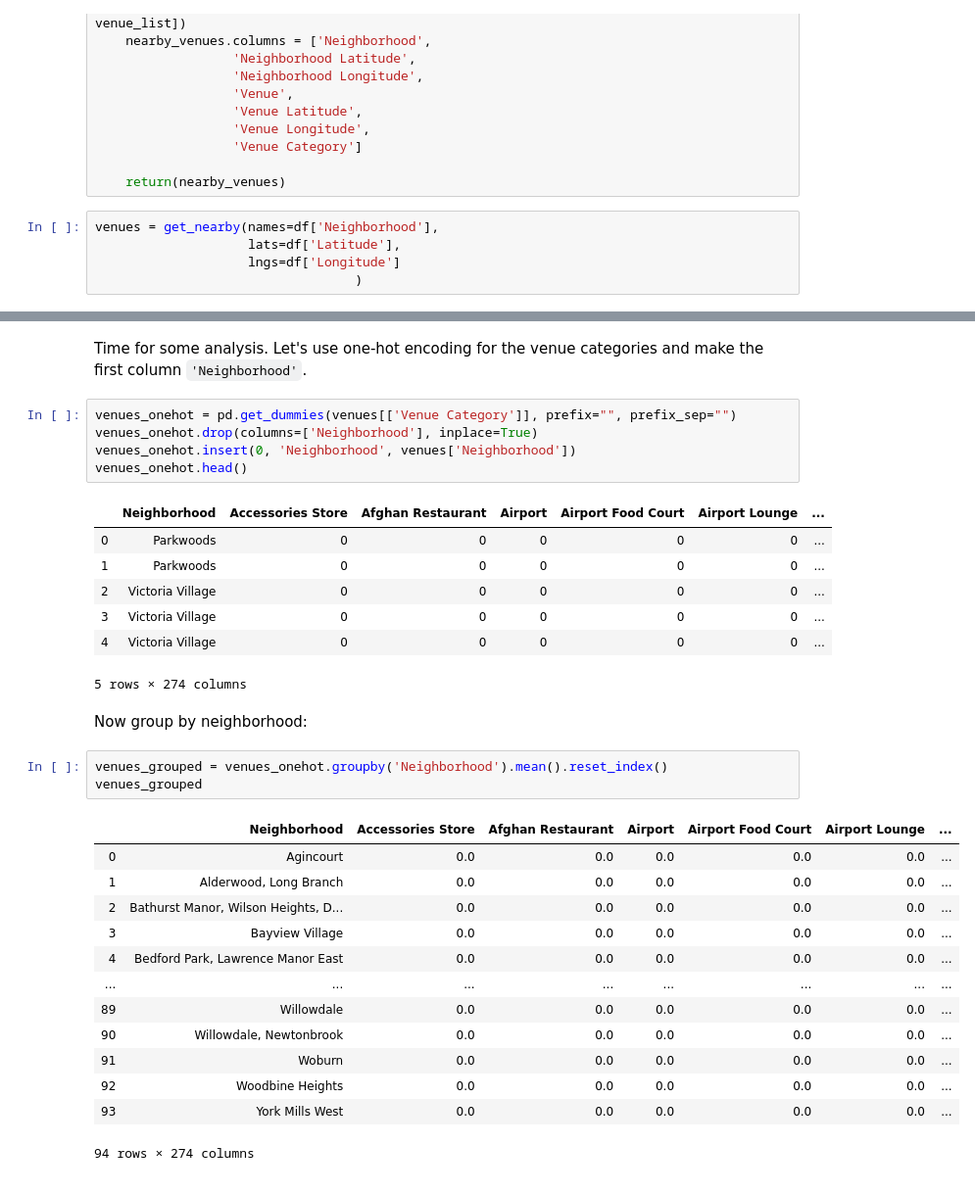
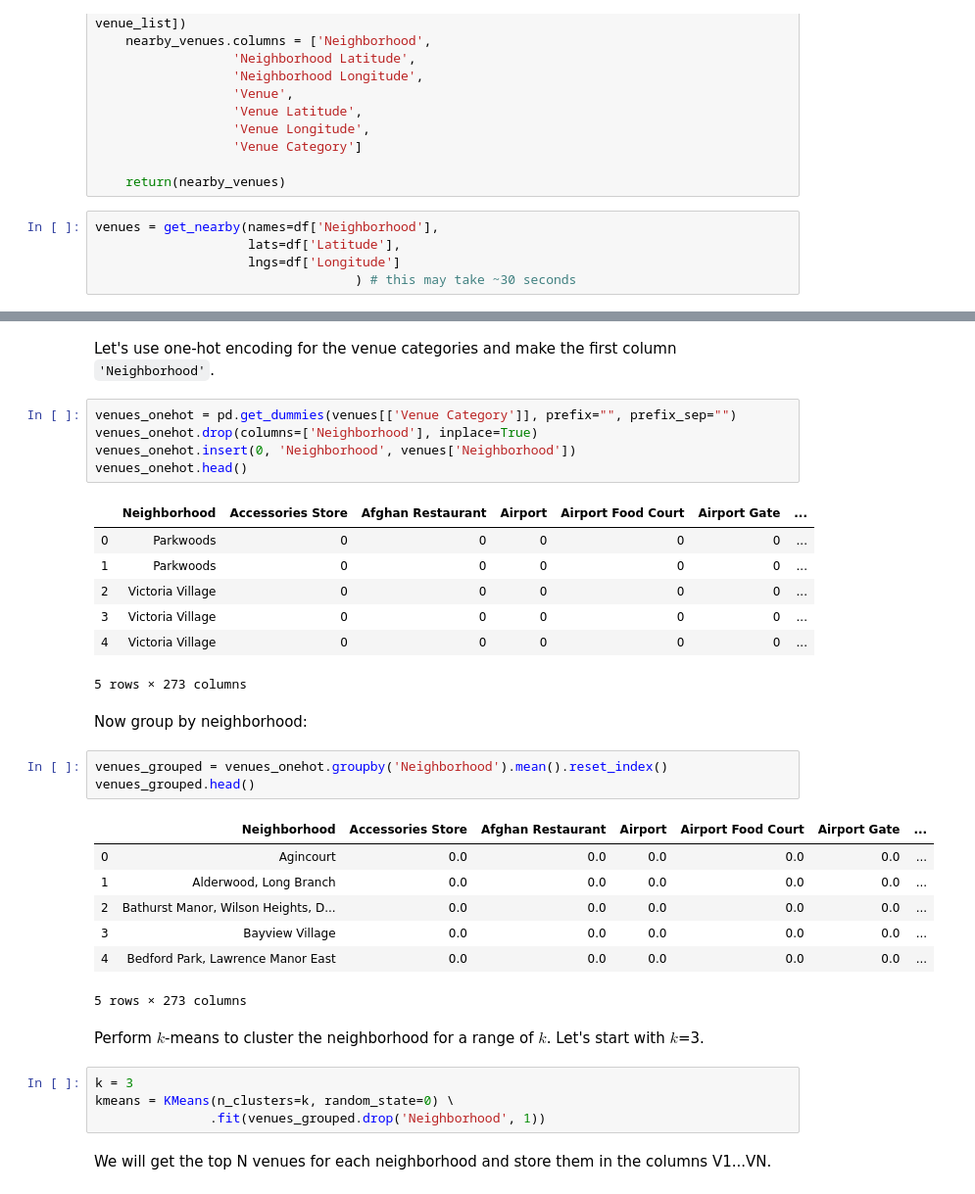
Before and after one commit to physinet/Coursera-IBM-Data-Science, a Jupyter notebook: Toronto Neighborhoods.ipynb, the cells around one changed output, grey strips where cells are left out. Shown at 98% size. Drawn from its saved outputs; the diff is of its cells as text.

Commit message:
kmeans and data manipulation
Stuck on merging cluster labels, top venues, and lat/lng data into the same dataframe. left merge ends up adding rows to the dataframe.

```diff
--- a/Toronto Neighborhoods.ipynb
+++ b/Toronto Neighborhoods.ipynb
@@ -174,7 +179,7 @@ def get_nearby(names, lats, lngs, radius=500):
 venues = get_nearby(names=df['Neighborhood'],
                     lats=df['Latitude'],
                     lngs=df['Longitude']
-                                  )
+                                  ) # this may take ~30 seconds
 # %%
 venues.head()
 # %% [output]
@@ -185,36 +190,38 @@ venues.head()
 | 3 | Victoria Village | 43.725882 | -79.315572 | Tim Hortons | 43.725517 | -79.313103 | ... |
 | 4 | Victoria Village | 43.725882 | -79.315572 | Portugril | 43.725819 | -79.312785 | ... |
 # %% [markdown]
-Time for some analysis. Let's use one-hot encoding for the venue categories and make the first column `'Neighborhood'`.
+Let's use one-hot encoding for the venue categories and make the first column `'Neighborhood'`.
 # %%
 venues_onehot = pd.get_dummies(venues[['Venue Category']], prefix="", prefix_sep="")
 venues_onehot.drop(columns=['Neighborhood'], inplace=True)
 venues_onehot.insert(0, 'Neighborhood', venues['Neighborhood'])
 venues_onehot.head()
 # %% [output]
-|  | Neighborhood | Accessories Store | Afghan Restaurant | Airport | Airport Food Court | Airport Lounge | ... |
+|  | Neighborhood | Accessories Store | Afghan Restaurant | Airport | Airport Food Court | Airport Gate | ... |
 | 0 | Parkwoods | 0 | 0 | 0 | 0 | 0 | ... |
 | 1 | Parkwoods | 0 | 0 | 0 | 0 | 0 | ... |
 | 2 | Victoria Village | 0 | 0 | 0 | 0 | 0 | ... |
 | 3 | Victoria Village | 0 | 0 | 0 | 0 | 0 | ... |
 | 4 | Victoria Village | 0 | 0 | 0 | 0 | 0 | ... |
-5 rows × 274 columns
+5 rows × 273 columns
 # %% [markdown]
 Now group by neighborhood:
 # %%
 venues_grouped = venues_onehot.groupby('Neighborhood').mean().reset_index()
-venues_grouped
+venues_grouped.head()
 # %% [output]
-|  | Neighborhood | Accessories Store | Afghan Restaurant | Airport | Airport Food Court | Airport Lounge | ... |
+|  | Neighborhood | Accessories Store | Afghan Restaurant | Airport | Airport Food Court | Airport Gate | ... |
 | 0 | Agincourt | 0.0 | 0.0 | 0.0 | 0.0 | 0.0 | ... |
 | 1 | Alderwood, Long Branch | 0.0 | 0.0 | 0.0 | 0.0 | 0.0 | ... |
 | 2 | Bathurst Manor, Wilson Heights, D... | 0.0 | 0.0 | 0.0 | 0.0 | 0.0 | ... |
 | 3 | Bayview Village | 0.0 | 0.0 | 0.0 | 0.0 | 0.0 | ... |
 | 4 | Bedford Park, Lawrence Manor East | 0.0 | 0.0 | 0.0 | 0.0 | 0.0 | ... |
-| ... | ... | ... | ... | ... | ... | ... | ... |
-| 89 | Willowdale | 0.0 | 0.0 | 0.0 | 0.0 | 0.0 | ... |
-| 90 | Willowdale, Newtonbrook | 0.0 | 0.0 | 0.0 | 0.0 | 0.0 | ... |
-| 91 | Woburn | 0.0 | 0.0 | 0.0 | 0.0 | 0.0 | ... |
-| 92 | Woodbine Heights | 0.0 | 0.0 | 0.0 | 0.0 | 0.0 | ... |
-| 93 | York Mills West | 0.0 | 0.0 | 0.0 | 0.0 | 0.0 | ... |
-94 rows × 274 columns
+5 rows × 273 columns
+# %% [markdown]
+Perform $k$-means to cluster the neighborhood for a range of $k$. Let's start with $k$=3.
+# %%
+k = 3
+kmeans = KMeans(n_clusters=k, random_state=0) \
+               .fit(venues_grouped.drop('Neighborhood', 1))
+# %% [markdown]
+We will get the top N venues for each neighborhood and store them in the columns V1...VN.
```
Also changed, not shown: parts of 17 cells of this notebook.
